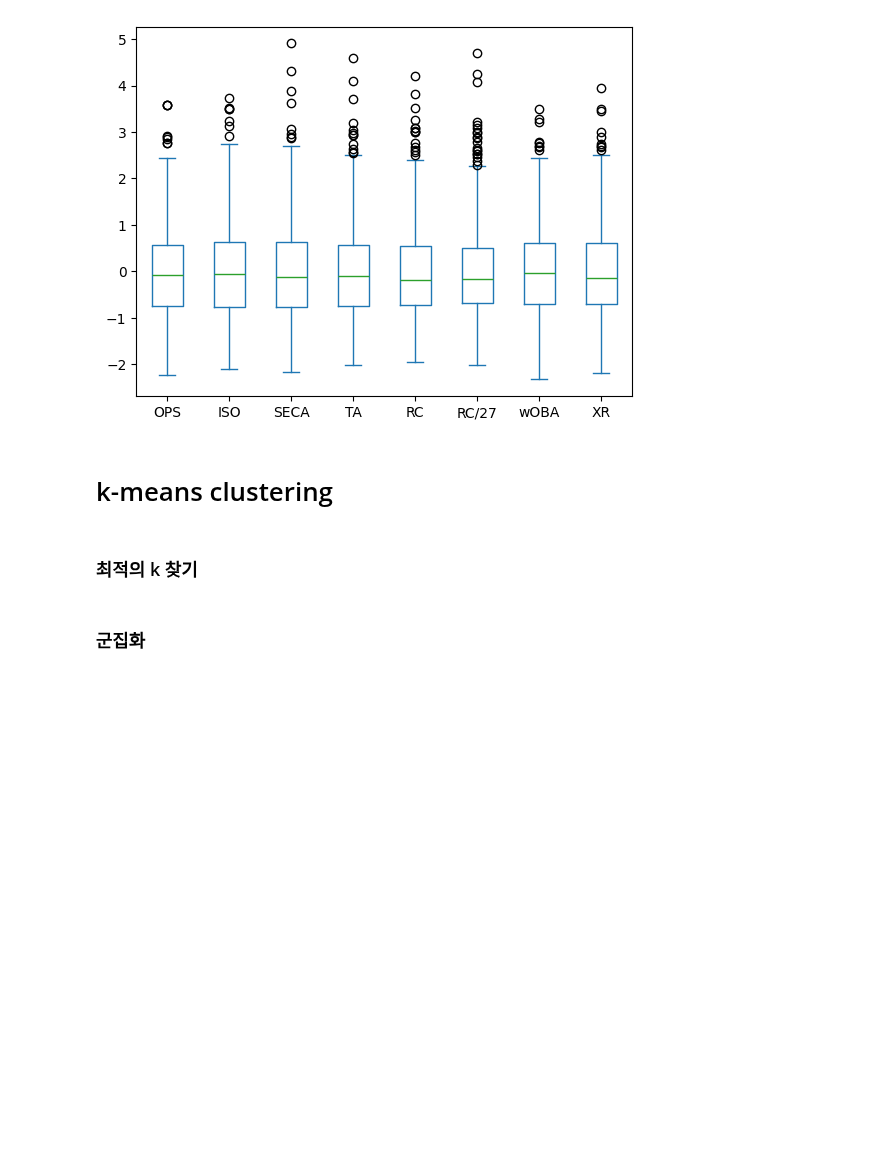
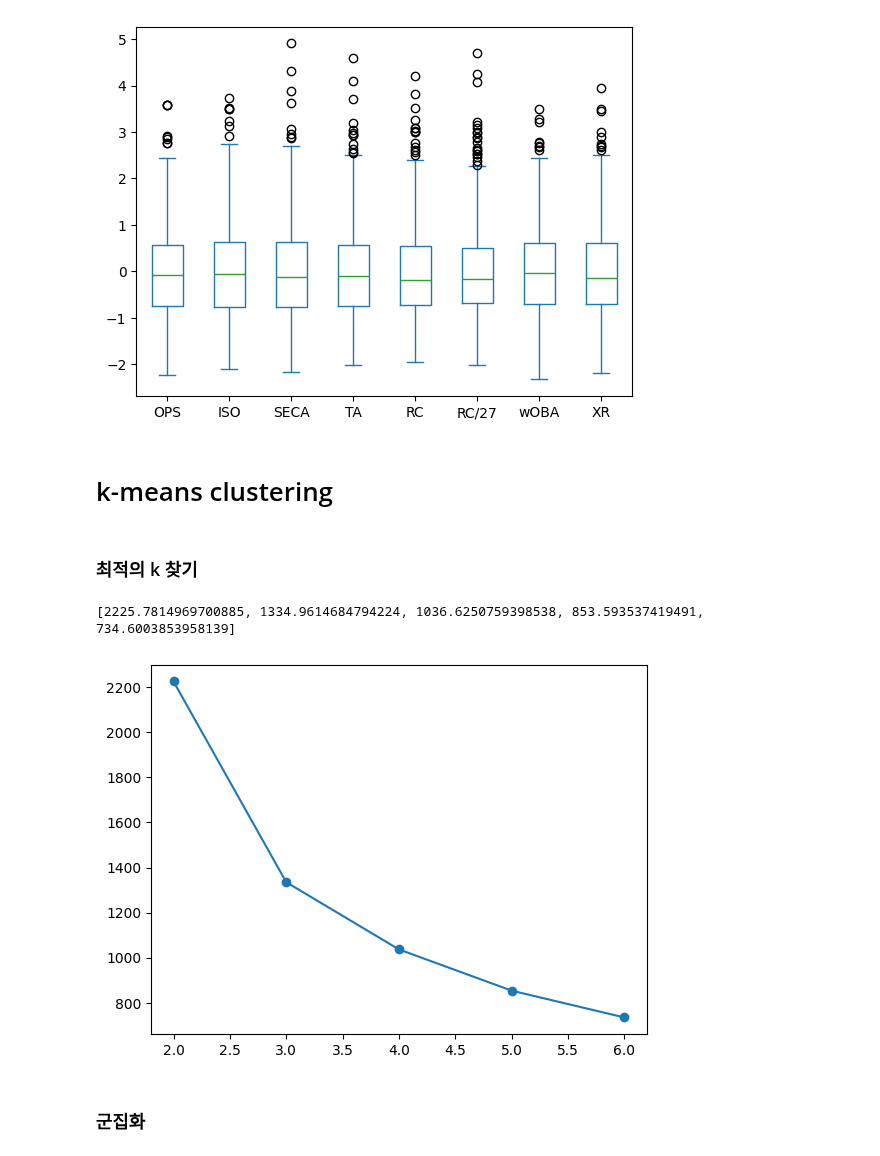
Before and after one commit to parkjiyon7/MSAI_6, a Jupyter notebook: python_ML/22_군집화_프로야구_실습.ipynb, the cells around one changed output. Saved outputs shown, nothing was run; the diff lists cells and outputs as text; code cells hidden in the pictures; blank space fills up the shorter version.

Commit message:
baseball clustering -clustering

```diff
--- a/python_ML/22_군집화_프로야구_실습.ipynb
+++ b/python_ML/22_군집화_프로야구_실습.ipynb
@@ -110,2 +108,19 @@ X.plot(kind='box');
+# %%
+from sklearn.cluster import KMeans
+
+# inertia_: 각 데이터 포인트와 그 데이터가 속한 군집의 중심점 사이의 거리 제곱합
+inerita = []
+for i in range(2,7):
+    km = KMeans(i)
+    km.fit(X)
+    inerita.append(km.inertia_)
+
+print(inerita)
+
+# 이너셔 시각화
+plt.plot(range(2,7), inerita, marker='o');
+# %% [output]
+[2225.7814969700885, 1334.9614684794224, 1036.6250759398538, 853.593537419491, 734.6003853958139]
+[figure, added]
 # %% [markdown]
 ### 군집화
```
Also changed, not shown: parts of 2 cells of this notebook.
